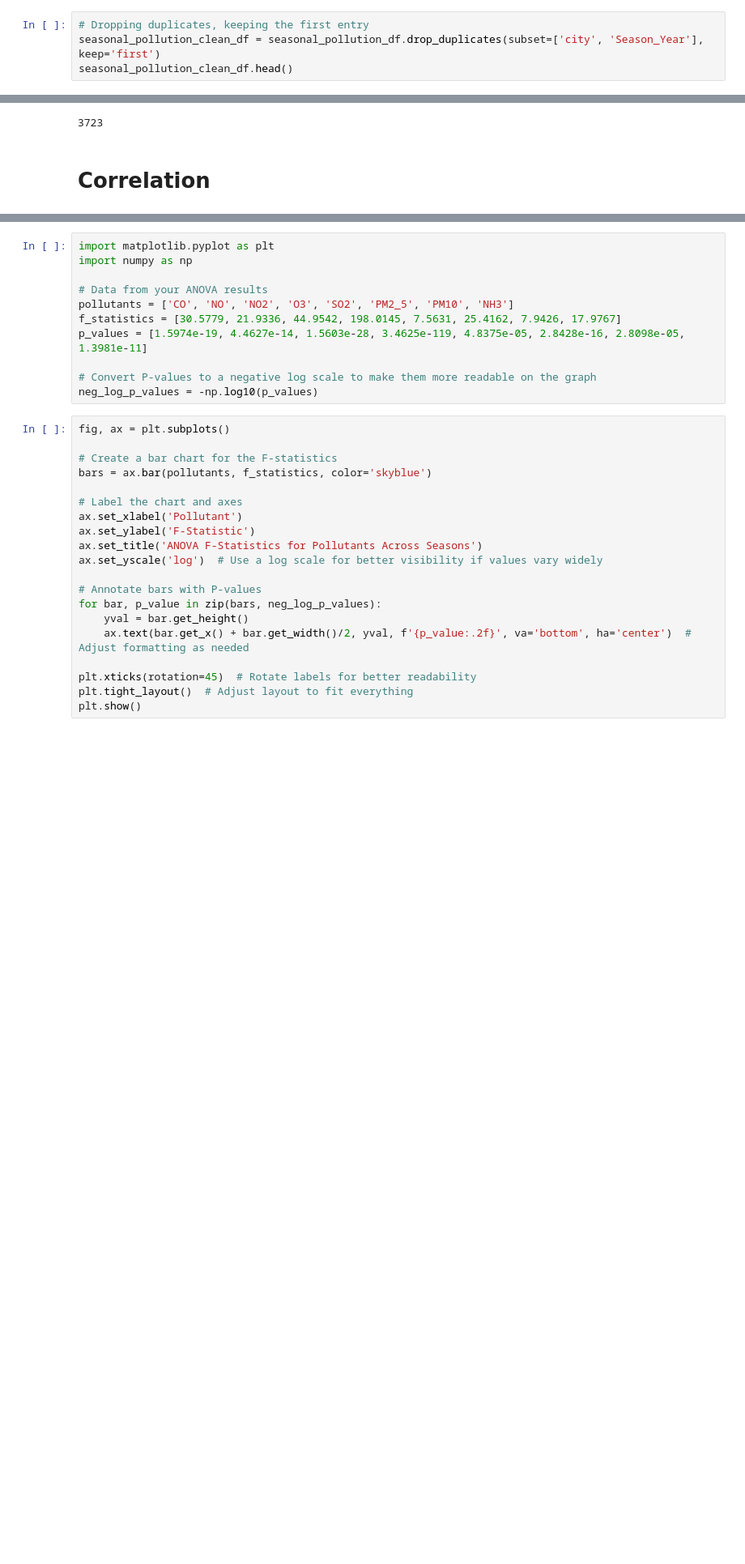
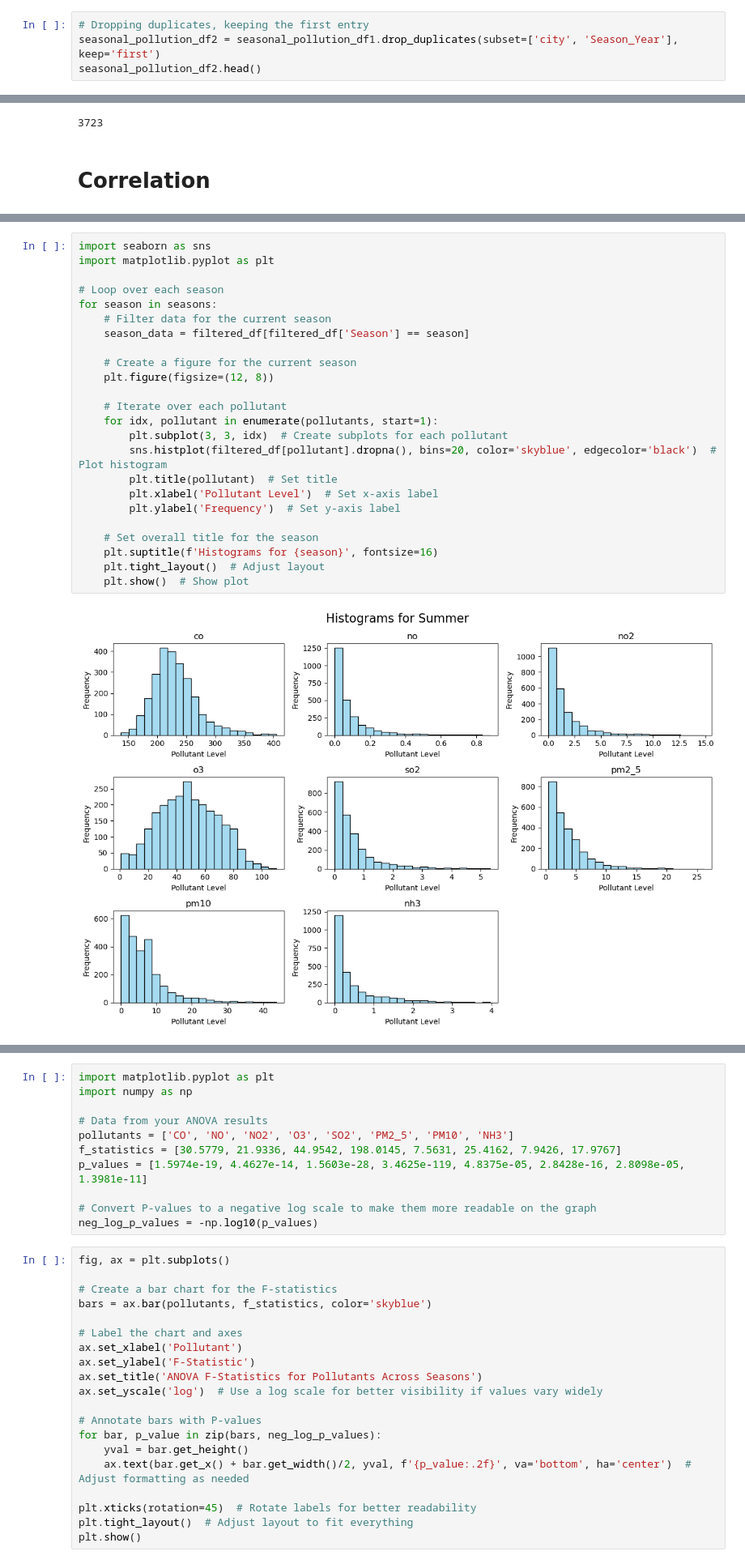
Before and after one commit to Whereiswendy/PolutionEffects-APIStudy, a Jupyter notebook: Statistics/exploratory_data_analysis_ww.ipynb, the cells around one changed output, grey strips where cells are left out. Shown at 81% size. Saved outputs shown, nothing was run; the diff lists cells and outputs as text; blank space fills up the shorter version.

```diff
--- a/Statistics/exploratory_data_analysis_ww.ipynb
+++ b/Statistics/exploratory_data_analysis_ww.ipynb
@@ -152,8 +219,8 @@ Duplicated entries:  40
 [5 rows x 22 columns]
 # %%
 # Dropping duplicates, keeping the first entry
-seasonal_pollution_clean_df = seasonal_pollution_df.drop_duplicates(subset=['city', 'Season_Year'], keep='first')
-seasonal_pollution_clean_df.head()
+seasonal_pollution_df2 = seasonal_pollution_df1.drop_duplicates(subset=['city', 'Season_Year'], keep='first')
+seasonal_pollution_df2.head()
 # %% [output]
 |  | city | Hemisphere | Season | Year | Season_Year | co | no | no2 | o3 | so2 | ... |
 | 0 | Aasiaat | Northern Hemisphere | Summer | 2022 | Summer_2022 | 179.718204 | 0.022079 | 0.313528 | 52.637019 | 0.220574 | ... |
@@ -792,0 +544,26 @@ with open(anova_results_path, 'w') as results_file:
+# %%
+import seaborn as sns
+import matplotlib.pyplot as plt
+
+# Loop over each season
+for season in seasons:
+    # Filter data for the current season
+    season_data = filtered_df[filtered_df['Season'] == season]
+
+    # Create a figure for the current season
+    plt.figure(figsize=(12, 8))
+
+    # Iterate over each pollutant
+    for idx, pollutant in enumerate(pollutants, start=1):
+        plt.subplot(3, 3, idx)  # Create subplots for each pollutant
+        sns.histplot(filtered_df[pollutant].dropna(), bins=20, color='skyblue', edgecolor='black')  # Plot histogram
+        plt.title(pollutant)  # Set title
+        plt.xlabel('Pollutant Level')  # Set x-axis label
+        plt.ylabel('Frequency')  # Set y-axis label
+
+    # Set overall title for the season
+    plt.suptitle(f'Histograms for {season}', fontsize=16)
+    plt.tight_layout()  # Adjust layout
+    plt.show()  # Show plot
+# %% [output]
+[figure, added]
```
Also changed, not shown: parts of 55 cells of this notebook, 30 other files.
